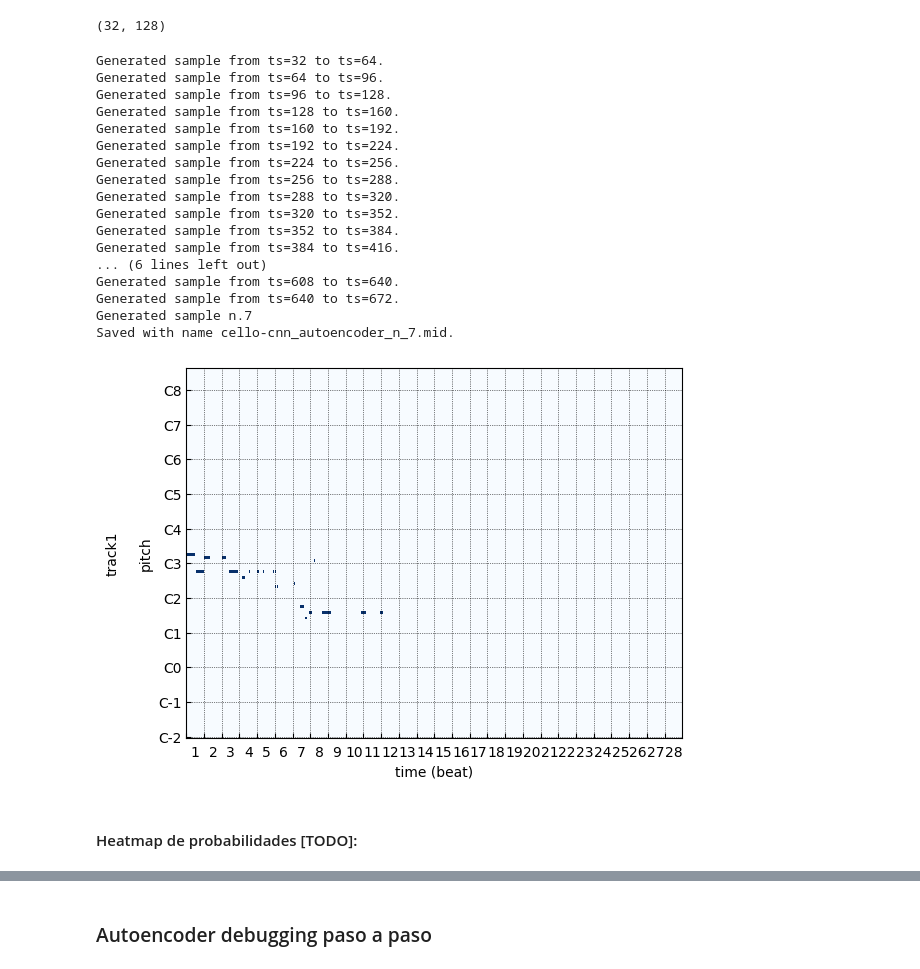
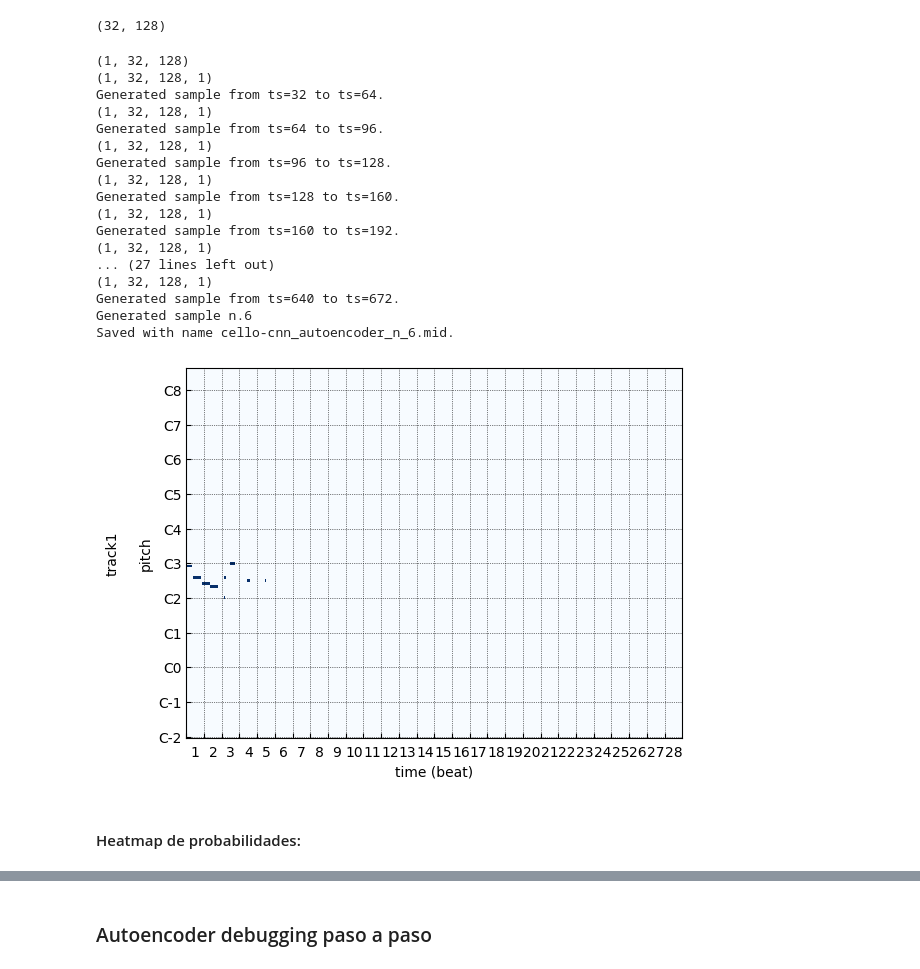
Before and after one commit to STarrio/generative-music, a Jupyter notebook: CNNMusicGeneration.ipynb, the cells around one changed output, grey strips where cells are left out. Drawn from its saved outputs; the diff is of its cells as text; code cells hidden in the pictures.

Commit message:
[CNN]Added probability heatmap

```diff
--- a/CNNMusicGeneration.ipynb
+++ b/CNNMusicGeneration.ipynb
@@ -281,18 +281,21 @@ class CNNSampleGenerator:
     def generate(self, seed, sample_length, threshold=0.6):
         seed = seed.astype(float)
         stream = seed
+        prob_heatmap = np.array([seed])
+        print(prob_heatmap.shape)
 
         for _ in range(sample_length):
             cur_seed = stream[-self.encoder.seq_len:]
 
             # add dimension for batch
             # (1, max_seq_len, vocab_size)
-            # network_input = [np.reshape(notes_seed,(1,64)),np.reshape(durations_seed,(1,self.seq_len))]
             p_in = np.reshape(cur_seed, (1,self.encoder.seq_len, 128))
-
 
             # make a prediction
             p_out = self.model.predict(p_in,verbose=0)
+            print(p_out.shape)
+            prob_heatmap = np.append(prob_heatmap,[np.reshape(p_out, (self.encoder.seq_len,128))],axis=0)
+
             p_out[p_out < threshold] = 0.0
             p_out[p_out >= threshold] = 1.0
 
@@ -303,6 +306,10 @@ class CNNSampleGenerator:
 
         self.generated_sequence = stream
         self.n_sample=self.n_sample+1
+
+        prob_heatmap = prob_heatmap.reshape(-1, prob_heatmap.shape[-1])
+        self.prob_heatmap = prob_heatmap
+
         print(f'Generated sample n.{self.n_sample}')
 
 
@@ -322,6 +329,13 @@ class CNNSampleGenerator:
 
     def plot_sample(self, midi):
         midi.plot()
+
+    def plot_probs_heatmap(self):
+        fig, ax = plt.subplots(figsize=(50,50))
+        ax.set_yticks([int(j) for j in range(0, 128)])
+
+        heatmap = np.transpose(self.prob_heatmap)
+        plt.imshow(heatmap, origin="lower", cmap='plasma')
 # %% [markdown]
 ### Tratamiento de los datos
 # %% [markdown]
@@ -442,24 +456,24 @@ s_in.shape
 sampler = CNNSampleGenerator(cnn, encoder)
 # %%
 # Generamos una nueva pieza y se guarda en formato MIDI
-sampler.generate(s_in, sample_length=20, threshold=0.4)
+sampler.generate(s_in, sample_length=20, threshold=0.5)
 sampler.gen2midi()
 # %% [output]
+(1, 32, 128)
+(1, 32, 128, 1)
 Generated sample from ts=32 to ts=64.
+(1, 32, 128, 1)
 Generated sample from ts=64 to ts=96.
+(1, 32, 128, 1)
 Generated sample from ts=96 to ts=128.
+(1, 32, 128, 1)
 Generated sample from ts=128 to ts=160.
+(1, 32, 128, 1)
 Generated sample from ts=160 to ts=192.
-Generated sample from ts=192 to ts=224.
-Generated sample from ts=224 to ts=256.
-Generated sample from ts=256 to ts=288.
-Generated sample from ts=288 to ts=320.
-Generated sample from ts=320 to ts=352.
-Generated sample from ts=352 to ts=384.
-Generated sample from ts=384 to ts=416.
-... (6 lines left out)
-Generated sample from ts=608 to ts=640.
+(1, 32, 128, 1)
+... (27 lines left out)
+(1, 32, 128, 1)
 Generated sample from ts=640 to ts=672.
-Generated sample n.7
-Saved with name cello-cnn_autoencoder_n_7.mid.
+Generated sample n.6
+Saved with name cello-cnn_autoencoder_n_6.mid.
-[figure, old version]
+[figure, new version]
@@ -466,2 +483,2 @@ Saved with name cello-cnn_autoencoder_n_7.mid.
 # %% [markdown]
-#### Heatmap de probabilidades [TODO]:
+#### Heatmap de probabilidades:
```
Also changed, not shown: parts of 3 cells of this notebook, 4 other files.
